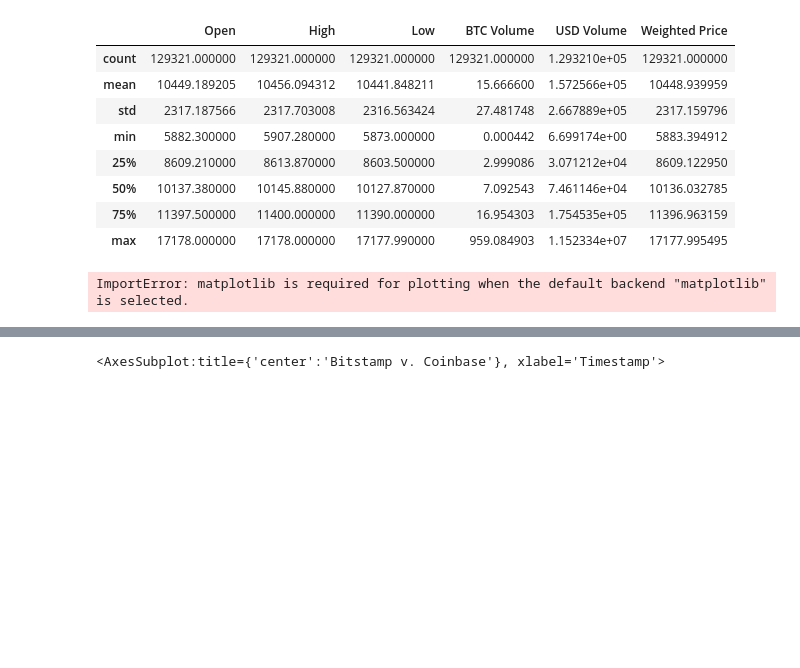
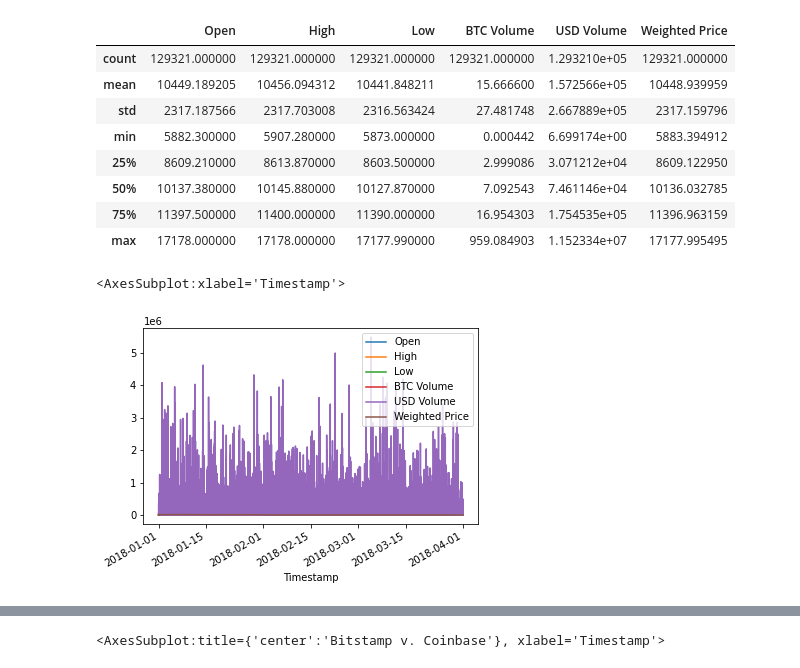
Before and after one commit to mimisull/Challenge-3, a Jupyter notebook: crypto_arbitrage.ipynb, the cells around one changed output, grey strips where cells are left out. Drawn from its saved outputs; the diff is of its cells as text; code cells hidden in the pictures; blank space fills up the shorter version.

Commit message:
Add files via upload
updated matplotlib and generated line graphs

```diff
--- a/crypto_arbitrage.ipynb
+++ b/crypto_arbitrage.ipynb
@@ -240,9 +241,10 @@ coinbase.describe()
 # %%
 # Create a line plot for the bitstamp DataFrame for the full length of time in the dataset
 # Be sure that the figure size, title, and color are tailored to each visualization
-bitstamp.loc['2018-01-01 00:00:00':].plot()
+bitstamp.loc['2018-01-01 00:00:00':].plot(kind="line")
 # %% [output]
-ImportError: matplotlib is required for plotting when the default backend "matplotlib" is selected.
+<AxesSubplot:xlabel='Timestamp'>
+[figure, added]
 # %%
 # Create a line plot for the coinbase DataFrame for the full length of time in the dataset
 # Be sure that the figure size, title, and color are tailored to each visualization
```
Also changed, not shown: parts of 2 cells of this notebook.
